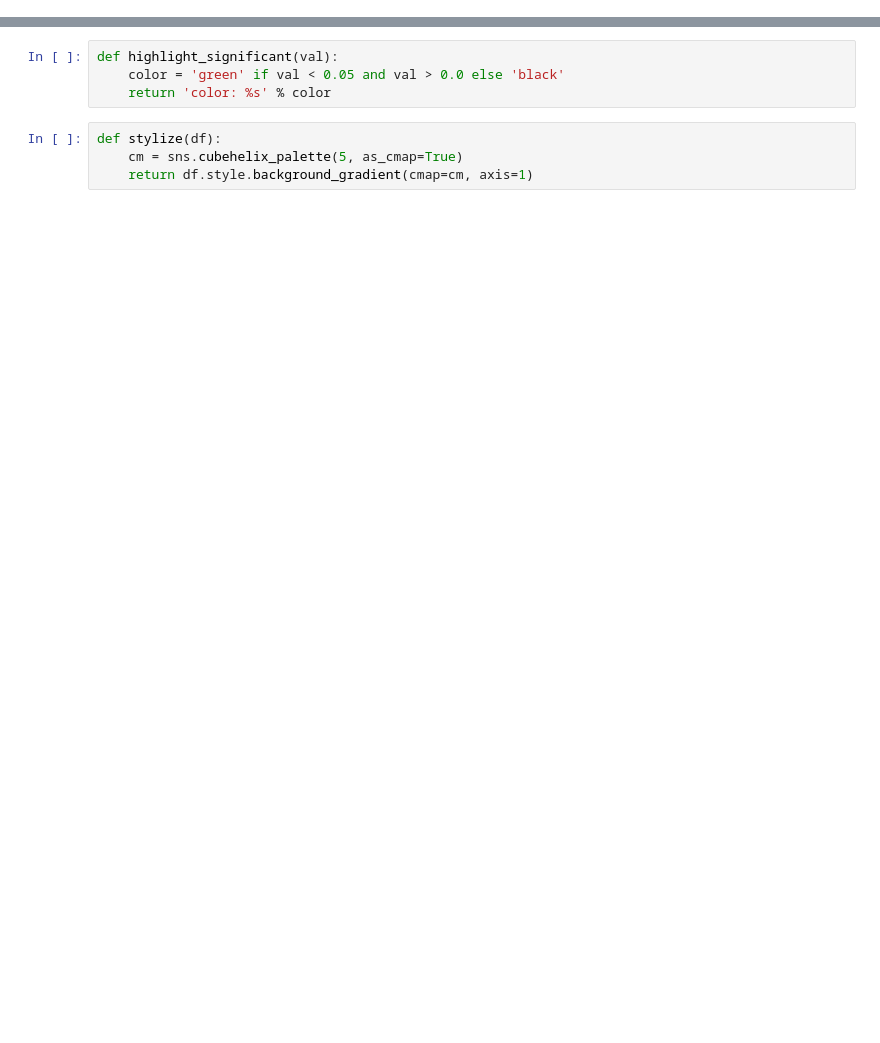
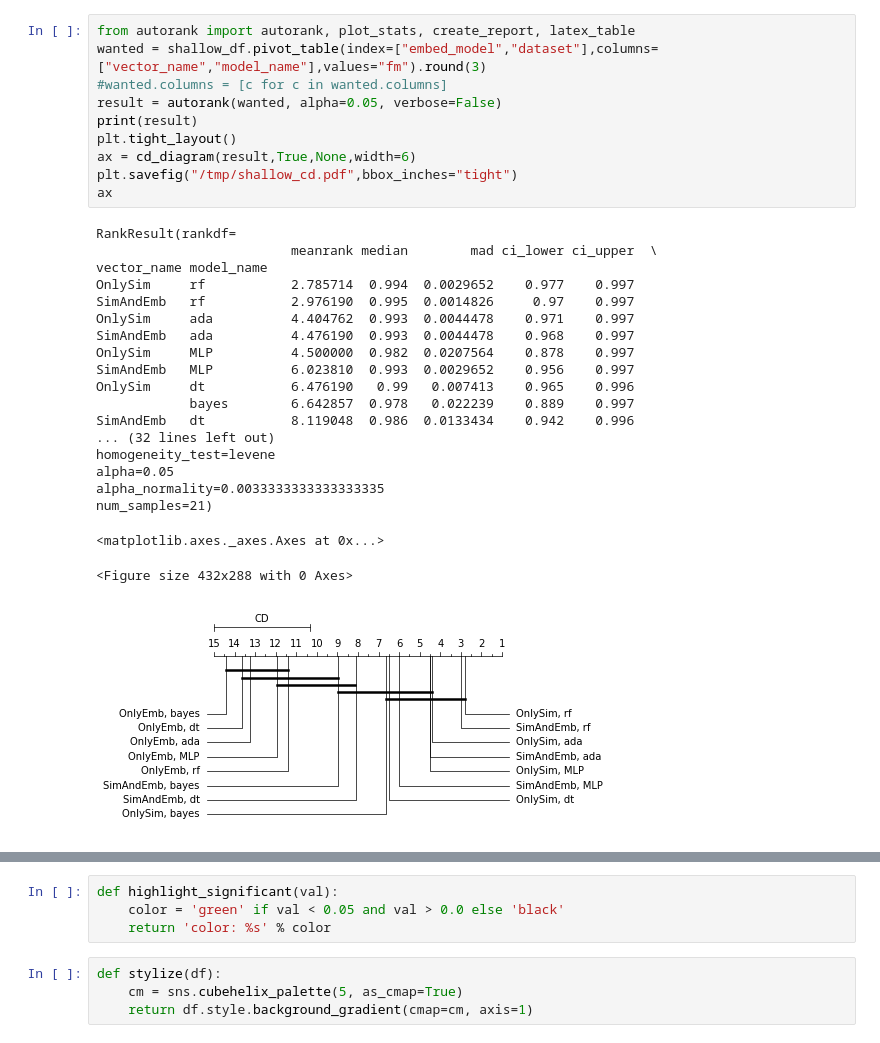
Before and after one commit to jonathanschuchart/eager, a Jupyter notebook: src/analysis/Statistics.ipynb, the cells around one changed output, grey strips where cells are left out. Drawn from its saved outputs; the diff is of its cells as text; blank space fills up the shorter version.

```diff
--- a/src/analysis/Statistics.ipynb
+++ b/src/analysis/Statistics.ipynb
@@ -12,0 +212,31 @@ shallow_df = df[~df["dataset"].isin(rich_graph_datasets)]
+# %%
+from autorank import autorank, plot_stats, create_report, latex_table
+wanted = shallow_df.pivot_table(index=["embed_model","dataset"],columns=["vector_name","model_name"],values="fm").round(3)
+#wanted.columns = [c for c in wanted.columns]
+result = autorank(wanted, alpha=0.05, verbose=False)
+print(result)
+plt.tight_layout()
+ax = cd_diagram(result,True,None,width=6)
+plt.savefig("/tmp/shallow_cd.pdf",bbox_inches="tight")
+ax
+# %% [output]
+RankResult(rankdf=
+                         meanrank median        mad ci_lower ci_upper  \
+vector_name model_name
+OnlySim     rf           2.785714  0.994  0.0029652    0.977    0.997
+SimAndEmb   rf           2.976190  0.995  0.0014826     0.97    0.997
+OnlySim     ada          4.404762  0.993  0.0044478    0.971    0.997
+SimAndEmb   ada          4.476190  0.993  0.0044478    0.968    0.997
+OnlySim     MLP          4.500000  0.982  0.0207564    0.878    0.997
+SimAndEmb   MLP          6.023810  0.993  0.0029652    0.956    0.997
+OnlySim     dt           6.476190   0.99   0.007413    0.965    0.996
+            bayes        6.642857  0.978   0.022239    0.889    0.997
+SimAndEmb   dt           8.119048  0.986  0.0133434    0.942    0.996
+... (32 lines left out)
+homogeneity_test=levene
+alpha=0.05
+alpha_normality=0.0033333333333333335
+num_samples=21)
+<matplotlib.axes._axes.Axes at 0x...>
+<Figure size 432x288 with 0 Axes>
+[figure, added]
```
Also changed, not shown: parts of 46 cells of this notebook, 7 other files.
